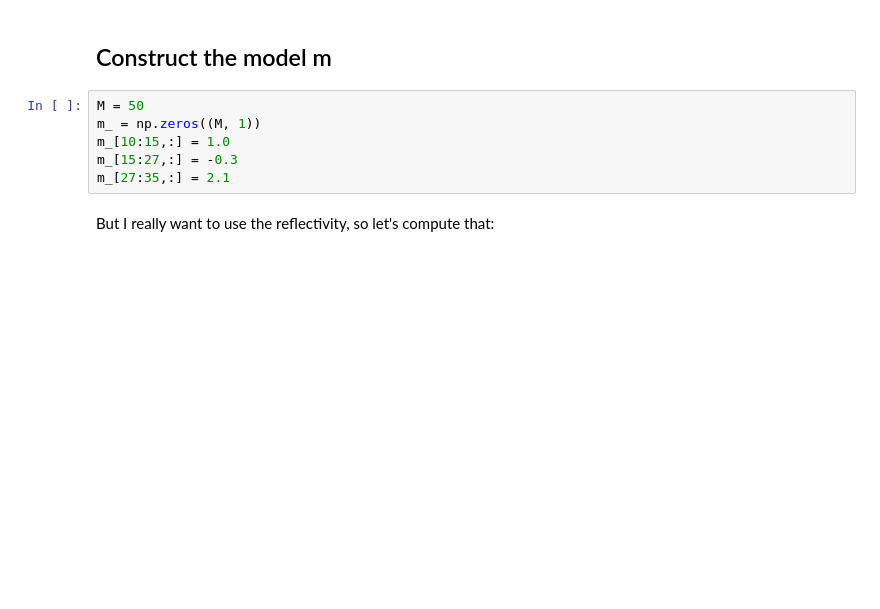
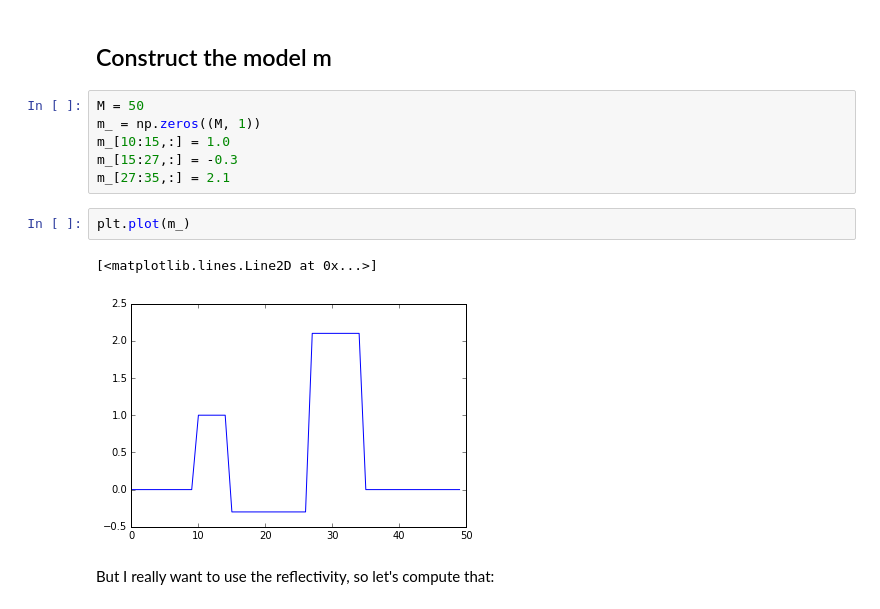
Before and after one commit to kwinkunks/axb, a Jupyter notebook: NumPy_wavelets.ipynb, the cells around one changed output. Drawn from its saved outputs; the diff is of its cells as text; blank space fills up the shorter version.

```diff
--- a/NumPy_wavelets.ipynb
+++ b/NumPy_wavelets.ipynb
@@ -102,6 +102,11 @@ m_ = np.zeros((M, 1))
 m_[10:15,:] = 1.0
 m_[15:27,:] = -0.3
 m_[27:35,:] = 2.1
+# %%
+plt.plot(m_)
+# %% [output]
+[<matplotlib.lines.Line2D at 0x...>]
+[figure, added]
 # %% [markdown]
 But I really want to use the reflectivity, so let's compute that:
 # %%
```
Also changed, not shown: parts of 20 cells of this notebook.
